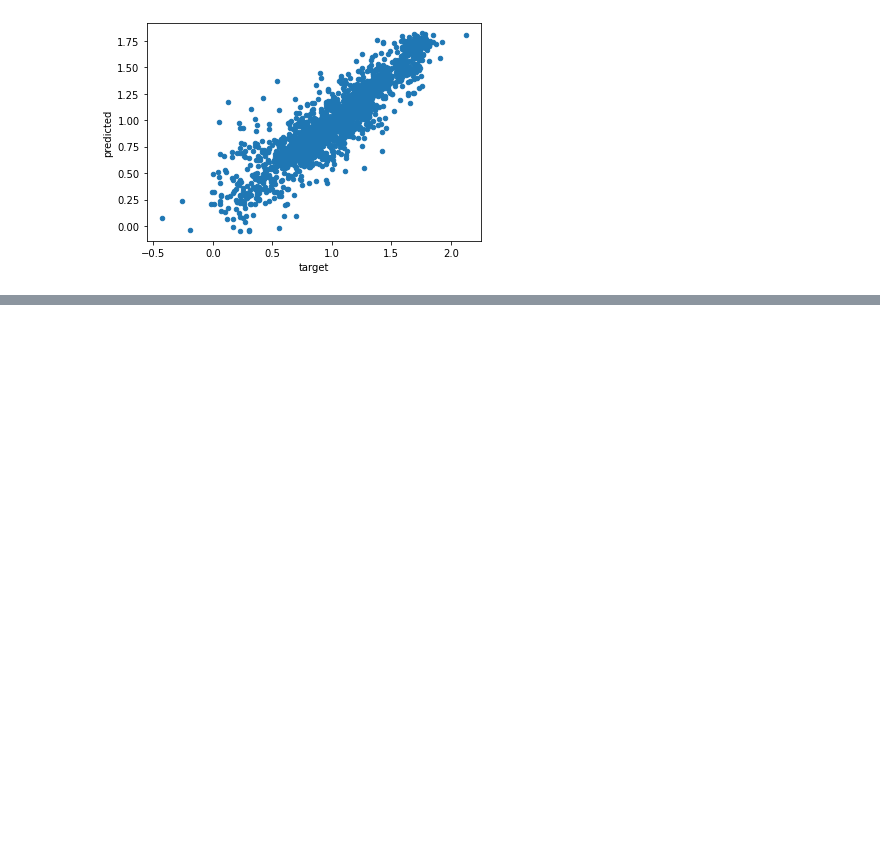
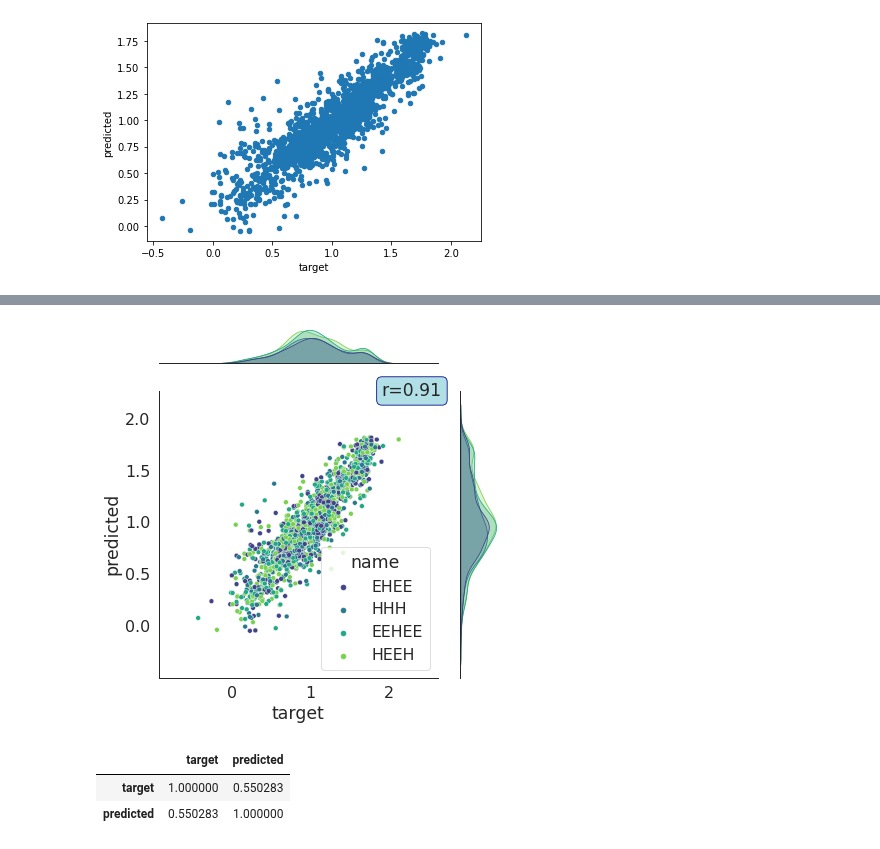
Before and after one commit to AlessioZanga/BioHackaton2021, a Jupyter notebook: evaluation.ipynb, the cells around one changed output, grey strips where cells are left out. Cells and saved outputs as stored; diff of their text form; code cells hidden in the pictures; blank space fills up the shorter version.

```diff
--- a/evaluation.ipynb
+++ b/evaluation.ipynb
@@ -55,0 +74,20 @@ plt.savefig('./data/performance.png', dpi=1200)
+# %%
+g = sns.jointplot(
+    x="target",
+    y="predicted",
+    palette="viridis",
+    hue="name",
+    data=evaluate
+);
+g.ax_joint.annotate(
+    annotate(evaluate),
+    xy=(0.8, 1),
+    xycoords='axes fraction',
+    ha='left',
+    va='center',
+    bbox={'boxstyle': 'round', 'fc': 'powderblue', 'ec': 'navy'}
+)
+plt.tight_layout()
+plt.savefig('./scatter_single_hue.png', dpi=800)
+# %% [output]
+[figure, added]
@@ -55,0 +98,11 @@ plt.savefig('./data/performance.png', dpi=1200)
+# %%
+X_test, y_test = [test[i.name] for i in model.inputs], test["score"]
+evaluate = model.predict(X_test).squeeze()
+evaluate = pd.DataFrame([y_test, evaluate], index=["target", "predicted"]).T
+evaluate['name'] = pd.read_csv("./data/multiple_muts_train.csv")["name"].apply(lambda x: x.split("_")[0])
+evaluate.to_csv("evaluate_multi.csv")
+evaluate.corr()
+# %% [output]
+|  | target | predicted |
+| target | 1.000000 | 0.550283 |
+| predicted | 0.550283 | 1.000000 |
```
Also changed, not shown: parts of 12 cells of this notebook, 14 other files.
